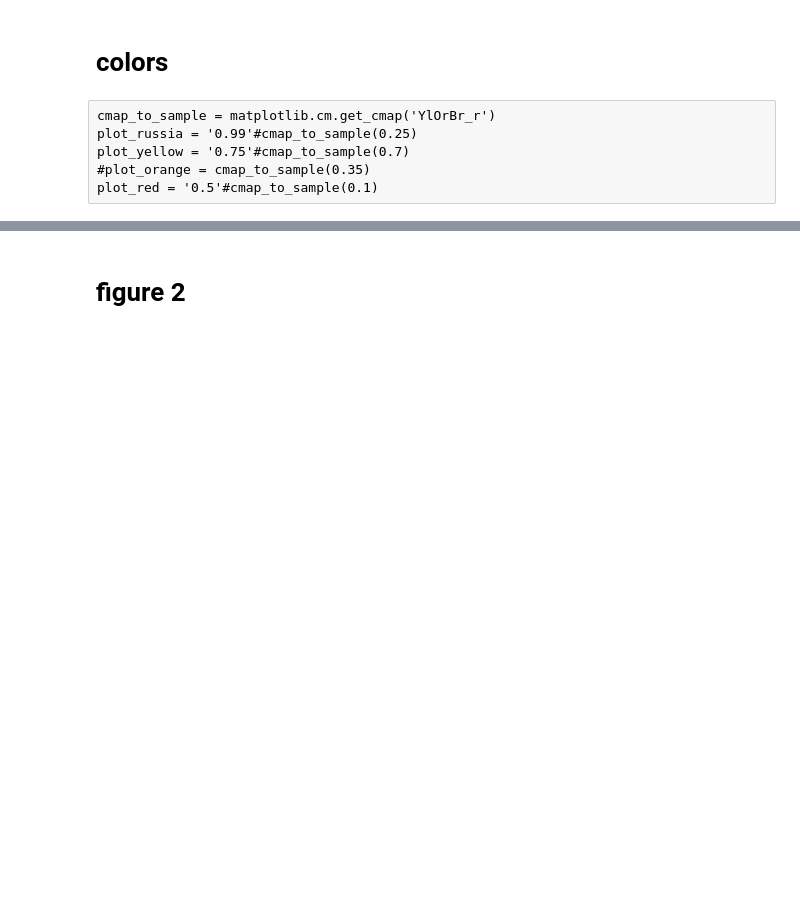
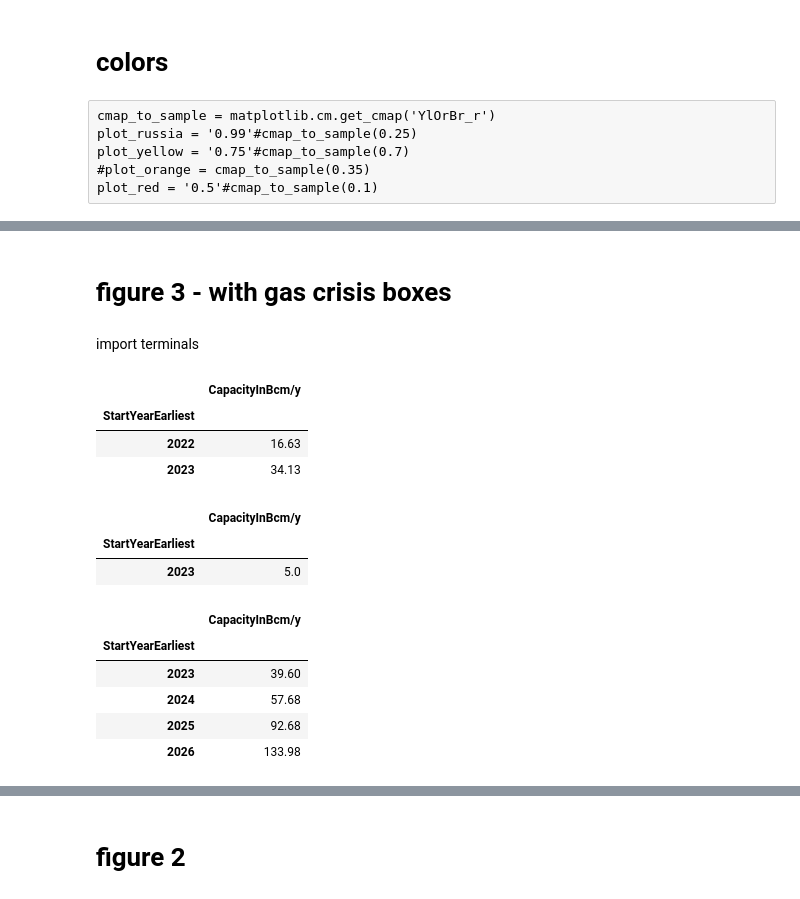
Before and after one commit to GlobalEnergyMonitor/GOIT-GGIT-research, a Jupyter notebook: europe-gas-report-2023/Europe-Gas-2023-report-figures-1-2-3-plus-map.ipynb, the cells around one changed output, grey strips where cells are left out. Drawn from its saved outputs; the diff is of its cells as text; code cells hidden in the pictures; blank space fills up the shorter version.

```diff
--- a/europe-gas-report-2023/Europe-Gas-2023-report-figures-1-2-3-plus-map.ipynb
+++ b/europe-gas-report-2023/Europe-Gas-2023-report-figures-1-2-3-plus-map.ipynb
@@ -146,0 +241,62 @@ fig.savefig('Euro-Gas-Report-figure-historical-future.png', bbox_inches='tight',
+# %% [markdown]
+# figure 3 - with gas crisis boxes
+# %% [markdown]
+import terminals
+# %%
+credentials_directory = '/Users/baird/Dropbox/_google-api/'
+gc = pygsheets.authorize(service_account_env_var='GDRIVE_API_CREDENTIALS')
+#spreadsheet = gc.open_by_key('1tcS6Wd-Wp-LTDpLzFgJY_RSNDnbyubW3J_9HKIAys4A')
+#spreadsheet = gc.open_by_key('1BHiidrJnzh96Em3KrqBpCoWaJ3GB5OeCY9dHVaEDEFs') # mar 22 2022 version for EGT
+spreadsheet = gc.open_by_key('1d0kLE0WmAn9b4XdugffiEaAHGWy6EhyF7zY1DM12zCc') # 1 Mar 2023 version for EGT report
+
+#spreadsheet[1] "Gas Pipelines" tab is the second index
+terms_df_orig = spreadsheet.worksheet('title', 'Terminals').get_as_df(start='A2')
+region_df_orig = spreadsheet.worksheet('title', 'Region dictionary').get_as_df(start='A2')
+
+region_df_eu = region_df_orig.copy()[region_df_orig['EuropeanUnion']=='Yes']
+region_df_touse = region_df_eu.copy()
+
+# replace all -- with nans
+terms_df_orig.replace('--', numpy.nan, inplace=True)
+# only keep LNG terminals (remove oil)
+terms_df_orig = terms_df_orig.loc[terms_df_orig.Fuel=='LNG']
+# remove anything without a wiki page
+terms_df_orig = terms_df_orig.loc[terms_df_orig.Wiki!='']
+# remove N/A statuses
+terms_df_orig = terms_df_orig.loc[terms_df_orig.Status!='']
+
+terms_df_touse = terms_df_orig.loc[(terms_df_orig['Country'].isin(region_df_touse['Country']))&
+                                   (terms_df_orig.Fuel=='LNG')]
+terms_df_touse_imports = terms_df_touse.loc[(terms_df_orig['Country'].isin(region_df_touse['Country']))&
+                                            (terms_df_touse['Import/Export']=='Import')]
+# %%
+terms_euro_crisis_operating = terms_df_touse_imports.loc[(terms_df_touse_imports.EuroCrisisTracker=='yes')&
+                           (terms_df_touse_imports.Status=='Operating')][['CapacityInBcm/y','StartYearEarliest']]
+
+terms_euro_crisis_const = terms_df_touse_imports.loc[(terms_df_touse_imports.EuroCrisisTracker=='yes')&
+                           (terms_df_touse_imports.Status=='Construction')][['CapacityInBcm/y','StartYearEarliest']]
+
+terms_euro_crisis_prop = terms_df_touse_imports.loc[(terms_df_touse_imports.EuroCrisisTracker=='yes')&
+                           (terms_df_touse_imports.Status=='Proposed')][['CapacityInBcm/y','StartYearEarliest']]
+# %%
+terms_euro_crisis_operating.groupby('StartYearEarliest').sum().cumsum()
+# %% [output]
+|  | CapacityInBcm/y |
+| StartYearEarliest |  |
+| 2022 | 16.63 |
+| 2023 | 34.13 |
+# %%
+terms_euro_crisis_const.groupby('StartYearEarliest').sum().cumsum()
+# %% [output]
+|  | CapacityInBcm/y |
+| StartYearEarliest |  |
+| 2023 | 5.0 |
+# %%
+terms_euro_crisis_prop.groupby('StartYearEarliest').sum().cumsum()
+# %% [output]
+|  | CapacityInBcm/y |
+| StartYearEarliest |  |
+| 2023 | 39.60 |
+| 2024 | 57.68 |
+| 2025 | 92.68 |
+| 2026 | 133.98 |
```
Also changed, not shown: parts of 28 cells of this notebook, 2 other files.
